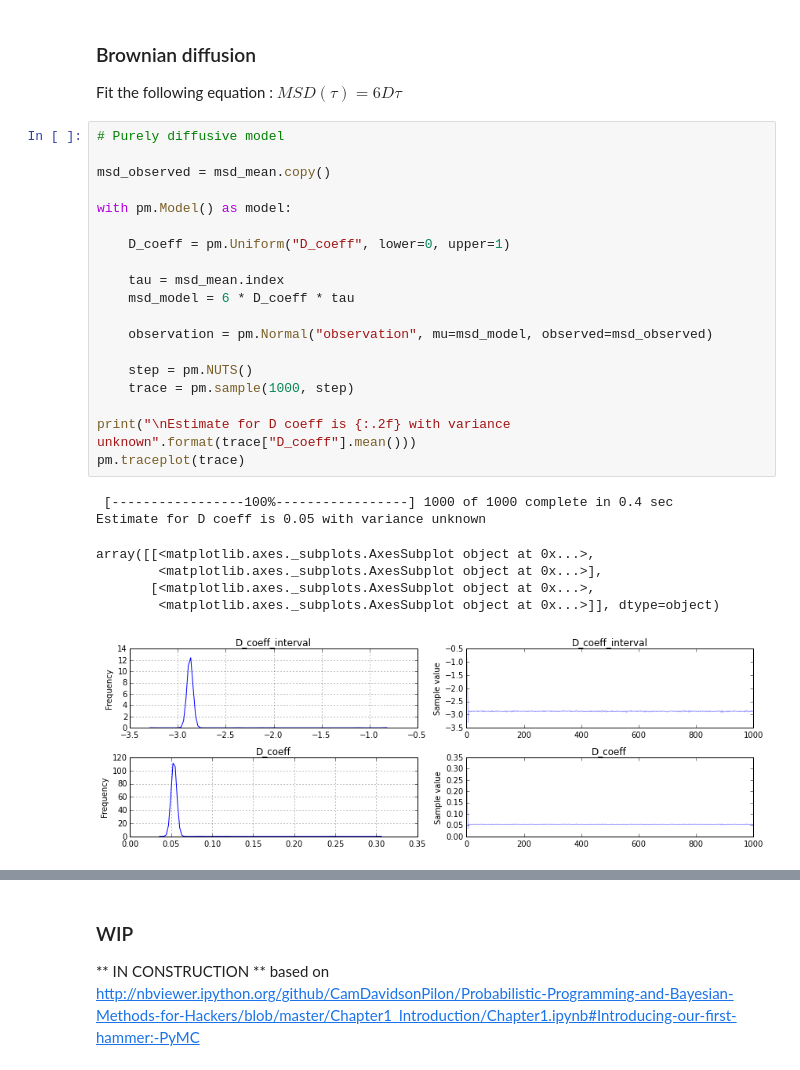
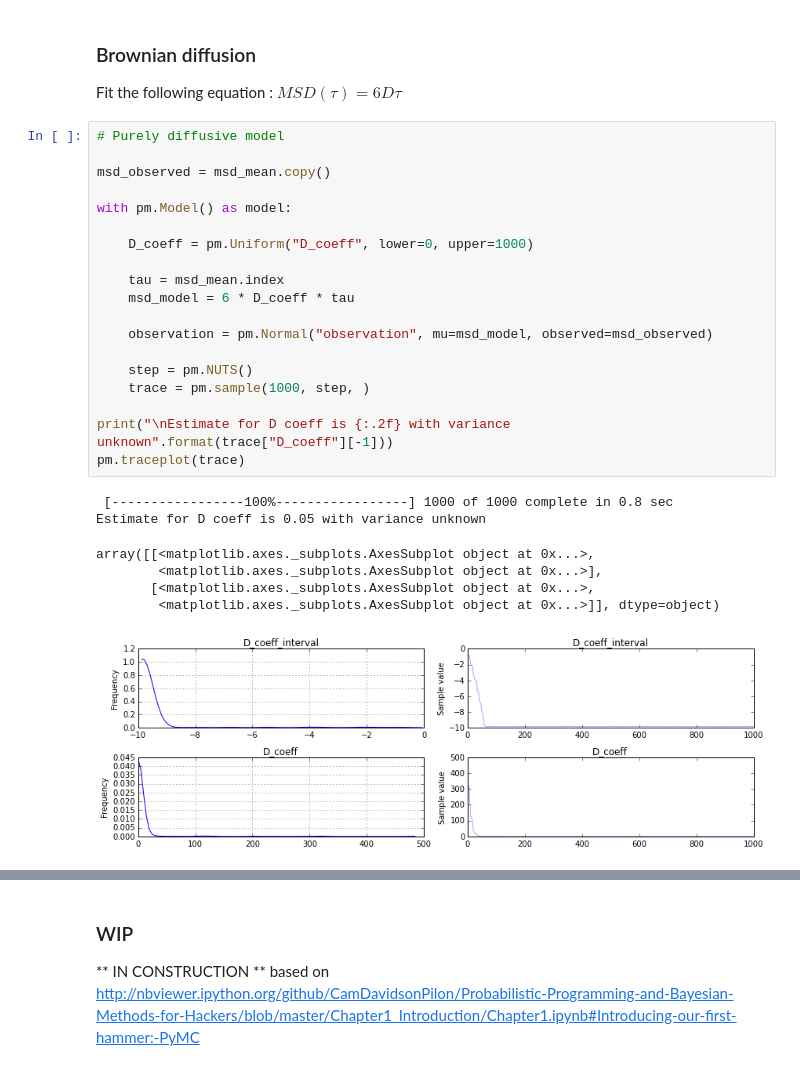
Before and after one commit to hadim/Public-Notebooks, a Jupyter notebook: msd_bayes/msd_bayes.ipynb, the cells around one changed output, grey strips where cells are left out. Drawn from its saved outputs; the diff is of its cells as text.

```diff
--- a/msd_bayes/msd_bayes.ipynb
+++ b/msd_bayes/msd_bayes.ipynb
@@ -193,30 +190,30 @@ Fit the following equation : $MSD(\tau) = 6D\tau$
 # %%
 # Purely diffusive model
 
 msd_observed = msd_mean.copy()
 
 with pm.Model() as model:
 
-    D_coeff = pm.Uniform("D_coeff", lower=0, upper=1)
+    D_coeff = pm.Uniform("D_coeff", lower=0, upper=1000)
 
     tau = msd_mean.index
     msd_model = 6 * D_coeff * tau
 
     observation = pm.Normal("observation", mu=msd_model, observed=msd_observed)
 
     step = pm.NUTS()
-    trace = pm.sample(1000, step)
+    trace = pm.sample(1000, step, )
 
-print("\nEstimate for D coeff is {:.2f} with variance unknown".format(trace["D_coeff"].mean()))
+print("\nEstimate for D coeff is {:.2f} with variance unknown".format(trace["D_coeff"][-1]))
 pm.traceplot(trace)
 # %% [output]
- [-----------------100%-----------------] 1000 of 1000 complete in 0.4 sec
+ [-----------------100%-----------------] 1000 of 1000 complete in 0.8 sec
 Estimate for D coeff is 0.05 with variance unknown
 array([[<matplotlib.axes._subplots.AxesSubplot object at 0x...>,
         <matplotlib.axes._subplots.AxesSubplot object at 0x...>],
        [<matplotlib.axes._subplots.AxesSubplot object at 0x...>,
         <matplotlib.axes._subplots.AxesSubplot object at 0x...>]], dtype=object)
-[figure, old version]
+[figure, new version]
 # %%
 # Constant model
 
```
Also changed, not shown: parts of 10 cells of this notebook.
